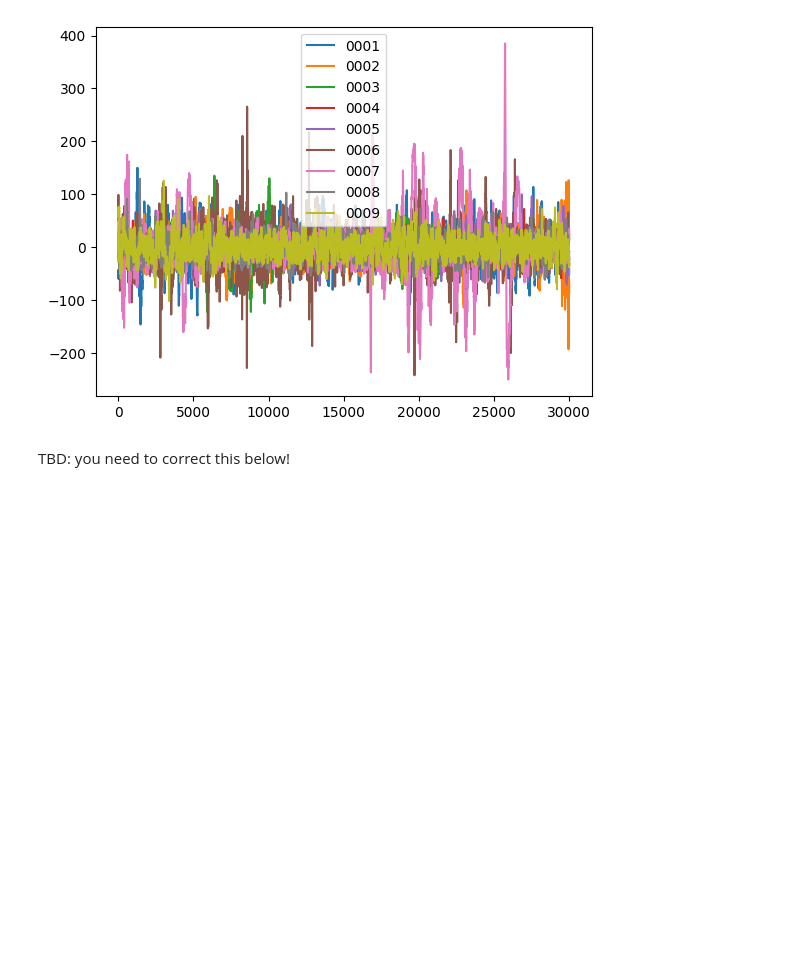
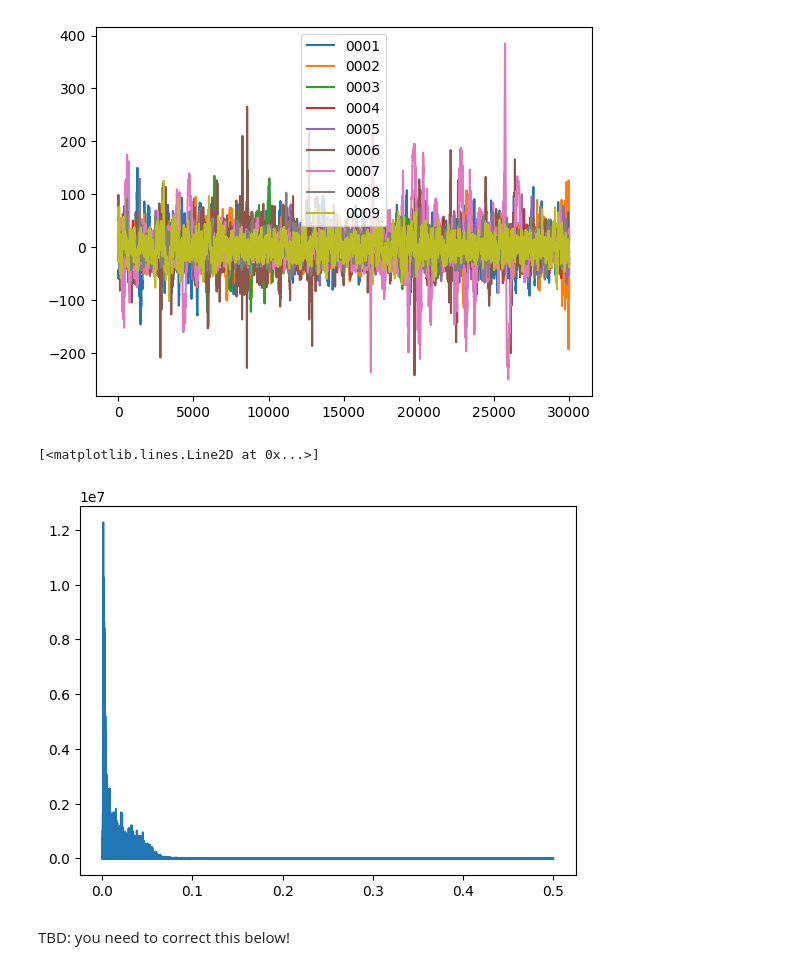
Before and after one commit to quiquegurdiel/SpinCo, a Jupyter notebook: Experiment001_structure.ipynb, the cells around one changed output. Drawn from its saved outputs; the diff is of its cells as text; code cells hidden in the pictures; blank space fills up the shorter version.

```diff
--- a/Experiment001_structure.ipynb
+++ b/Experiment001_structure.ipynb
@@ -100,6 +100,11 @@ plt.legend(names)
 plt.show()
 # %% [output]
 [figure]
+# %%
+plt.plot(sg.periodogram(signals['0001'])[0],sg.periodogram(signals['0001'])[1])
+# %% [output]
+[<matplotlib.lines.Line2D at 0x...>]
+[figure, added]
 # %% [markdown]
 TBD: you need to correct this below!
 # %%
```
Also changed, not shown: parts of 1 cell of this notebook, 1 other file.
